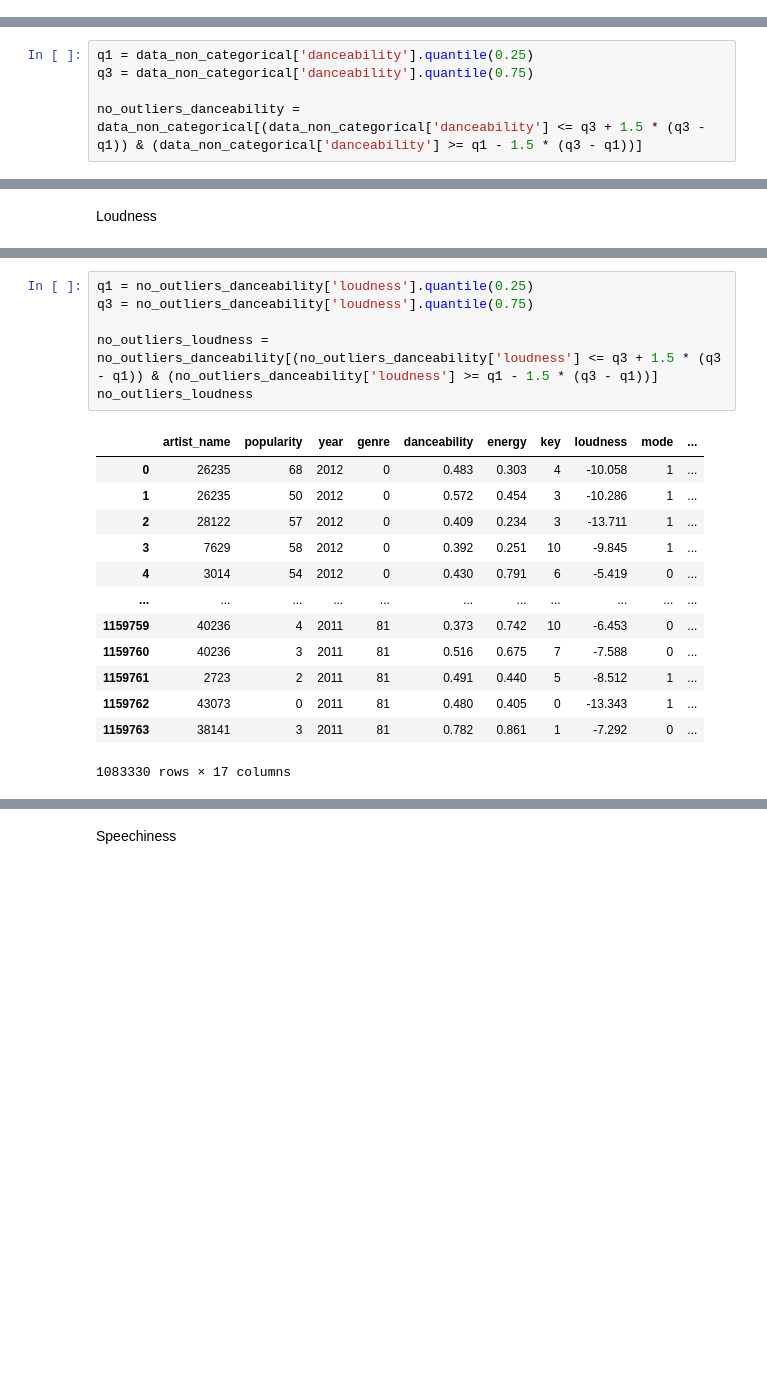
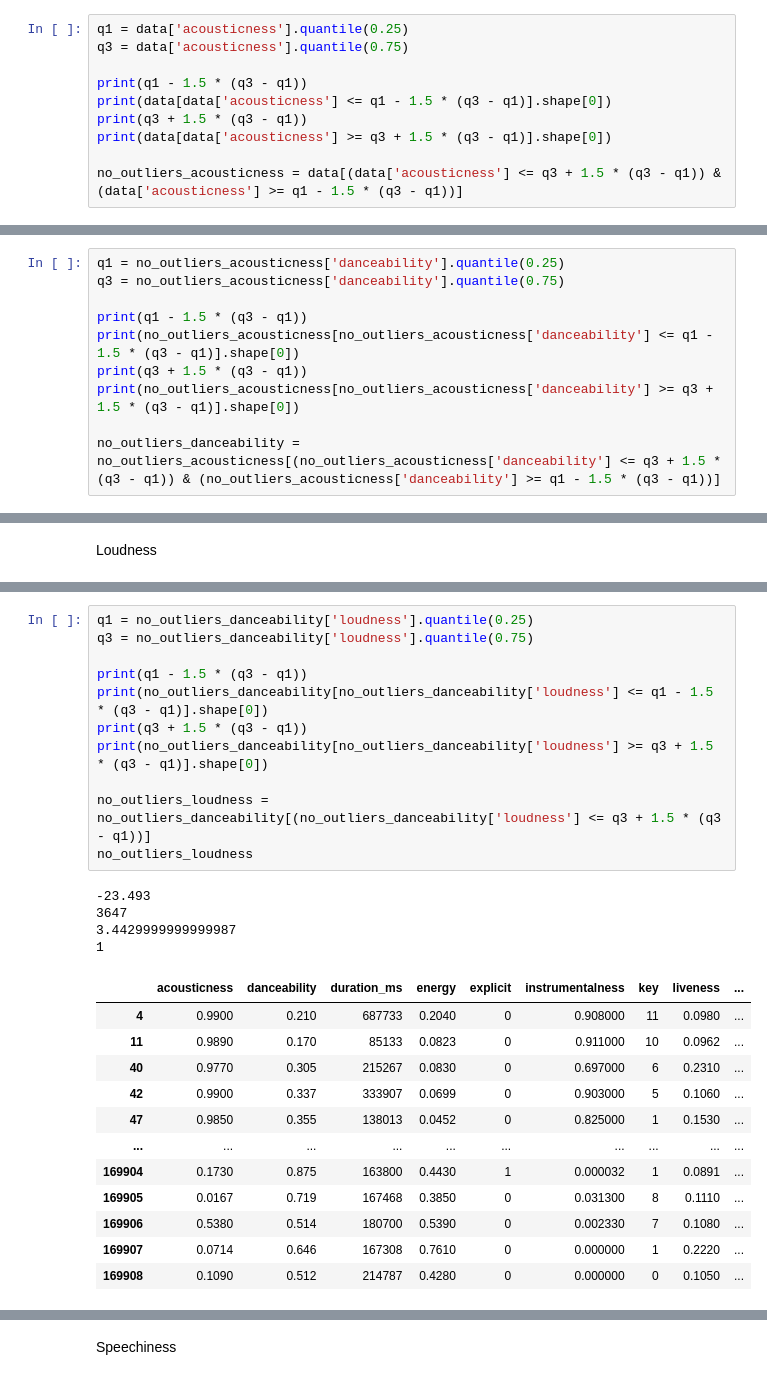
Before and after one commit to jpgoncalves13/DAA, a Jupyter notebook: DatasetGrupoNovo/dataset_grupo_tratamento_modelacao.ipynb, the cells around one changed output, grey strips where cells are left out. Saved outputs shown, nothing was run; the diff lists cells and outputs as text; blank space fills up the shorter version.

Commit message:
Adicionado tratamento de outliers

```diff
--- a/DatasetGrupoNovo/dataset_grupo_tratamento_modelacao.ipynb
+++ b/DatasetGrupoNovo/dataset_grupo_tratamento_modelacao.ipynb
@@ -122,0 +145,10 @@ data_non_categorical"""
+# %%
+q1 = data['acousticness'].quantile(0.25)
+q3 = data['acousticness'].quantile(0.75)
+
+print(q1 - 1.5 * (q3 - q1))
+print(data[data['acousticness'] <= q1 - 1.5 * (q3 - q1)].shape[0])
+print(q3 + 1.5 * (q3 - q1))
+print(data[data['acousticness'] >= q3 + 1.5 * (q3 - q1)].shape[0])
+
+no_outliers_acousticness = data[(data['acousticness'] <= q3 + 1.5 * (q3 - q1)) & (data['acousticness'] >= q1 - 1.5 * (q3 - q1))]
@@ -123,7 +160,12 @@ data_non_categorical"""
 # %% [markdown]
 Danceability
 # %%
-q1 = data_non_categorical['danceability'].quantile(0.25)
-q3 = data_non_categorical['danceability'].quantile(0.75)
+q1 = no_outliers_acousticness['danceability'].quantile(0.25)
+q3 = no_outliers_acousticness['danceability'].quantile(0.75)
 
-no_outliers_danceability = data_non_categorical[(data_non_categorical['danceability'] <= q3 + 1.5 * (q3 - q1)) & (data_non_categorical['danceability'] >= q1 - 1.5 * (q3 - q1))]
+print(q1 - 1.5 * (q3 - q1))
+print(no_outliers_acousticness[no_outliers_acousticness['danceability'] <= q1 - 1.5 * (q3 - q1)].shape[0])
+print(q3 + 1.5 * (q3 - q1))
+print(no_outliers_acousticness[no_outliers_acousticness['danceability'] >= q3 + 1.5 * (q3 - q1)].shape[0])
+
+no_outliers_danceability = no_outliers_acousticness[(no_outliers_acousticness['danceability'] <= q3 + 1.5 * (q3 - q1)) & (no_outliers_acousticness['danceability'] >= q1 - 1.5 * (q3 - q1))]
@@ -132,20 +199,28 @@ Loudness
 # %%
 q1 = no_outliers_danceability['loudness'].quantile(0.25)
 q3 = no_outliers_danceability['loudness'].quantile(0.75)
 
-no_outliers_loudness = no_outliers_danceability[(no_outliers_danceability['loudness'] <= q3 + 1.5 * (q3 - q1)) & (no_outliers_danceability['loudness'] >= q1 - 1.5 * (q3 - q1))]
+print(q1 - 1.5 * (q3 - q1))
+print(no_outliers_danceability[no_outliers_danceability['loudness'] <= q1 - 1.5 * (q3 - q1)].shape[0])
+print(q3 + 1.5 * (q3 - q1))
+print(no_outliers_danceability[no_outliers_danceability['loudness'] >= q3 + 1.5 * (q3 - q1)].shape[0])
+
+no_outliers_loudness = no_outliers_danceability[(no_outliers_danceability['loudness'] <= q3 + 1.5 * (q3 - q1))]
 no_outliers_loudness
 # %% [output]
+-23.493
+3647
+3.4429999999999987
+1
-|  | artist_name | popularity | year | genre | danceability | energy | key | loudness | mode | ... |
-| 0 | 26235 | 68 | 2012 | 0 | 0.483 | 0.303 | 4 | -10.058 | 1 | ... |
-| 1 | 26235 | 50 | 2012 | 0 | 0.572 | 0.454 | 3 | -10.286 | 1 | ... |
-| 2 | 28122 | 57 | 2012 | 0 | 0.409 | 0.234 | 3 | -13.711 | 1 | ... |
-| 3 | 7629 | 58 | 2012 | 0 | 0.392 | 0.251 | 10 | -9.845 | 1 | ... |
-| 4 | 3014 | 54 | 2012 | 0 | 0.430 | 0.791 | 6 | -5.419 | 0 | ... |
-| ... | ... | ... | ... | ... | ... | ... | ... | ... | ... | ... |
-| 1159759 | 40236 | 4 | 2011 | 81 | 0.373 | 0.742 | 10 | -6.453 | 0 | ... |
-| 1159760 | 40236 | 3 | 2011 | 81 | 0.516 | 0.675 | 7 | -7.588 | 0 | ... |
-| 1159761 | 2723 | 2 | 2011 | 81 | 0.491 | 0.440 | 5 | -8.512 | 1 | ... |
-| 1159762 | 43073 | 0 | 2011 | 81 | 0.480 | 0.405 | 0 | -13.343 | 1 | ... |
-| 1159763 | 38141 | 3 | 2011 | 81 | 0.782 | 0.861 | 1 | -7.292 | 0 | ... |
+|  | acousticness | danceability | duration_ms | energy | explicit | instrumentalness | key | liveness | ... |
+| 4 | 0.9900 | 0.210 | 687733 | 0.2040 | 0 | 0.908000 | 11 | 0.0980 | ... |
+| 11 | 0.9890 | 0.170 | 85133 | 0.0823 | 0 | 0.911000 | 10 | 0.0962 | ... |
+| 40 | 0.9770 | 0.305 | 215267 | 0.0830 | 0 | 0.697000 | 6 | 0.2310 | ... |
+| 42 | 0.9900 | 0.337 | 333907 | 0.0699 | 0 | 0.903000 | 5 | 0.1060 | ... |
+| 47 | 0.9850 | 0.355 | 138013 | 0.0452 | 0 | 0.825000 | 1 | 0.1530 | ... |
+| ... | ... | ... | ... | ... | ... | ... | ... | ... | ... |
+| 169904 | 0.1730 | 0.875 | 163800 | 0.4430 | 1 | 0.000032 | 1 | 0.0891 | ... |
+| 169905 | 0.0167 | 0.719 | 167468 | 0.3850 | 0 | 0.031300 | 8 | 0.1110 | ... |
+| 169906 | 0.5380 | 0.514 | 180700 | 0.5390 | 0 | 0.002330 | 7 | 0.1080 | ... |
+| 169907 | 0.0714 | 0.646 | 167308 | 0.7610 | 0 | 0.000000 | 1 | 0.2220 | ... |
+| 169908 | 0.1090 | 0.512 | 214787 | 0.4280 | 0 | 0.000000 | 0 | 0.1050 | ... |
-1083330 rows × 17 columns
```
Also changed, not shown: parts of 49 cells of this notebook.
